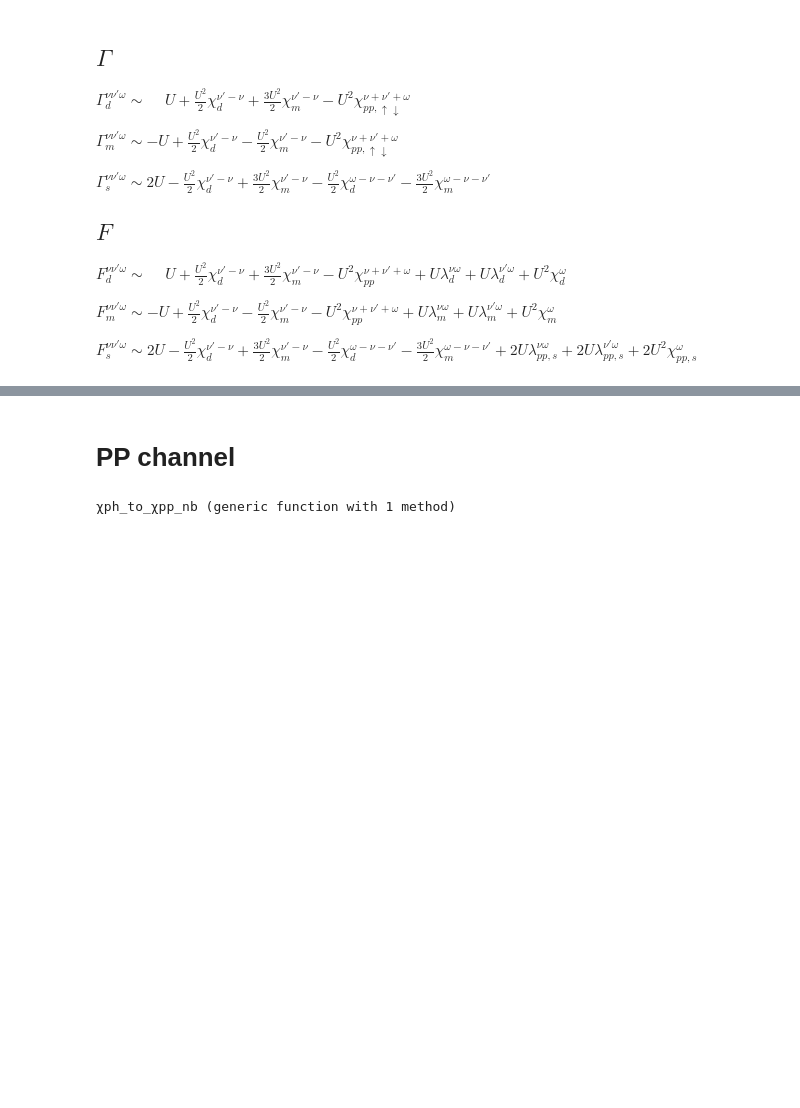
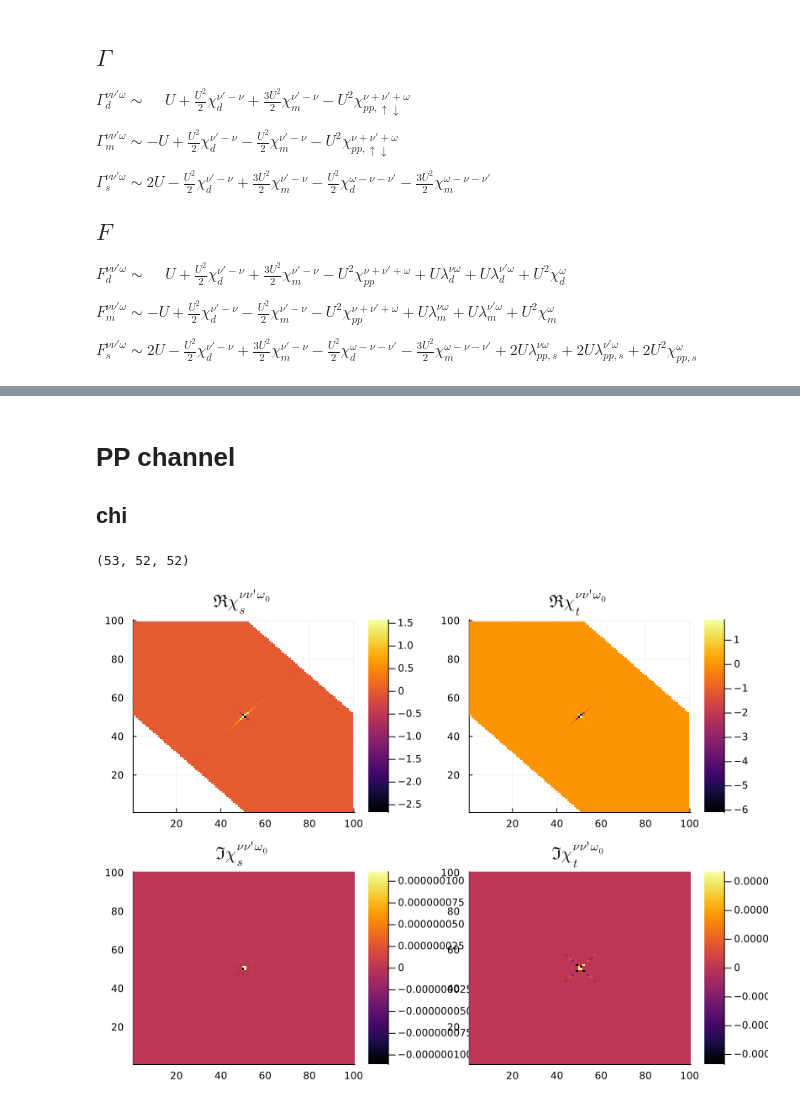
Before and after one commit to Atomtomate/lDGAPostprocessing, a Jupyter notebook: notebooks/expand_pp_test.ipynb, the cells around one changed output, grey strips where cells are left out. Drawn from its saved outputs; the diff is of its cells as text; code cells hidden in the pictures; blank space fills up the shorter version.

```diff
--- a/notebooks/expand_pp_test.ipynb
+++ b/notebooks/expand_pp_test.ipynb
@@ -84,54 +84,4 @@ hline!([-lim_b], label=L"-\frac{U}{\beta^2}")
 # %% [markdown]
 # PP channel
+## chi
-# %%
-Freq_to_OneToIndex = lDGAPostprocessing.Freq_to_OneToIndex
-
-
-
-function computeΓ_pp_nb(freqList::Array, χs::Array, χt::Array, χ0::Dict{Tuple{Int,Int},Complex{Float64}}, shift, nBose::Int64, nFermi::Int64)
-    Γs = fill!(Array{ComplexF64,3}(undef, 2*nFermi, 2*nFermi, 2*nBose+1), NaN)
-    Γt = fill!(Array{ComplexF64,3}(undef, 2*nFermi, 2*nFermi, 2*nBose+1), NaN)
-    χs = reshape(χs, 2*nFermi, 2*nFermi, 2*nBose+1)
-    χt = reshape(χt, 2*nFermi, 2*nFermi, 2*nBose+1)
-    # for (ωn,ω) in enumerate([0])
-    ωi = nBose+1
-    ωn  = 0
-
-    nan_list       = filter(x->x[1] == x[2], findall(x-> isnan(x), χs[:,:,ωi]))
-    last_nan_index = findfirst(x->x>1, diff(map(x->x[1], nan_list)))
-    non_nan_slice  = (last_nan_index+1:size(χs,2)-last_nan_index+2, last_nan_index+1:size(χs,2)-last_nan_index+2,ωi)
-    #Γs[non_nan_slice...] =
-    #Γt[non_nan_slice...] =
-    Γs[non_nan_slice...] = 4 .* inv(transpose(χs[non_nan_slice...]))
-    Γt[non_nan_slice...] = 4 .* inv(transpose(χt[non_nan_slice...]))
-    for (νi,νn) in enumerate((-nFermi:nFermi-1) .- shift*trunc(Int,ωn/2))
-
-        Γs[νi,νi,ωi] += 2/χ0[(ωn,νn)]
-        Γt[νi,νi,ωi] -= 2/χ0[(ωn,νn)]
-    end
-    return Γs[non_nan_slice...], Γt[non_nan_slice...]
-end
-
-function χph_to_χpp_nb(freqList::Array, χph_upup::Array, χph_updo::Array, χ0::Dict{Tuple{Int,Int},Complex{Float64}}, shift, nBose::Int, nFermi::Int)
-    χpp_s = fill!(Array{eltype(χph_upup),3}(undef, 2*nFermi, 2*nFermi, 2*nBose+1), NaN)
-    χpp_t = fill!(Array{eltype(χph_upup),3}(undef, 2*nFermi, 2*nFermi, 2*nBose+1), NaN)
-    old_shape = size(χph_upup)
-    χph_upup = reshape(χph_upup, 2*nFermi, 2*nFermi, 2*nBose+1)
-    χph_updo = reshape(χph_updo, 2*nFermi, 2*nFermi, 2*nBose+1)
-
-    for i in 1:size(freqList,1)
-        ωn, νn, νpn = freqList[i]
-        ωi,νi,νpi = Freq_to_OneToIndex(ωn, νn, νpn, shift, nBose, nFermi)
-        ωi_ph,νi_ph,νpi_ph = Freq_to_OneToIndex(ωn - νn - νpn - 1, νn, νpn, shift, nBose, nFermi)
-        if !(any((ωi,νi,νpi) .< 1) || any((ωi_ph,νi_ph,νpi_ph) .< 1) || any((ωi,νi,νpi) .> (2*nBose,2*nFermi-1,2*nFermi-1)) || any((ωi_ph,νi_ph,νpi_ph) .> (2*nBose,2*nFermi-1,2*nFermi-1)))
-            χpp_s[νi,νpi,ωi] = - χ0[(ωn,νn)]*(νn==νpn) - χph_upup[νi_ph,νpi_ph,ωi_ph] + 2*χph_updo[νi_ph,νpi_ph,ωi_ph]
-            χpp_t[νi,νpi,ωi] = + χ0[(ωn,νn)]*(νn==νpn) + χph_upup[νi_ph,νpi_ph,ωi_ph]
-        end
-    end
-    χph_upup = reshape(χph_upup, old_shape)
-    χph_updo = reshape(χph_updo, old_shape)
-    χpp_s, χpp_t
-end
-# %% [output]
-χph_to_χpp_nb (generic function with 1 method)
 # %%
@@ -144,0 +89,12 @@ nan_ind = isnan.(χpp_ud_rs_nb)
+# %%
+ωi,νi,νpi = lDGAPostprocessing.Freq_to_OneToIndex(2, 0, 0, shift, nBose, nFermi)
+# %% [output]
+(53, 52, 52)
+# %%
+p1 = heatmap(real(χpp_s[:,:,ωi0]), title=L"\Re \chi^{\nu\nu'\omega_0}_s")
+p2 = heatmap(real(χpp_t[:,:,ωi0]), title=L"\Re \chi^{\nu\nu'\omega_0}_t")
+p3 = heatmap(imag(χpp_s[:,:,ωi0]), title=L"\Im \chi^{\nu\nu'\omega_0}_s")
+p4 = heatmap(imag(χpp_t[:,:,ωi0]), title=L"\Im \chi^{\nu\nu'\omega_0}_t")
+plot(p1, p2, p3, p4, size=(800,600))
+# %% [output]
+[figure, added]
```
Also changed, not shown: parts of 15 cells of this notebook, 4 other files.
